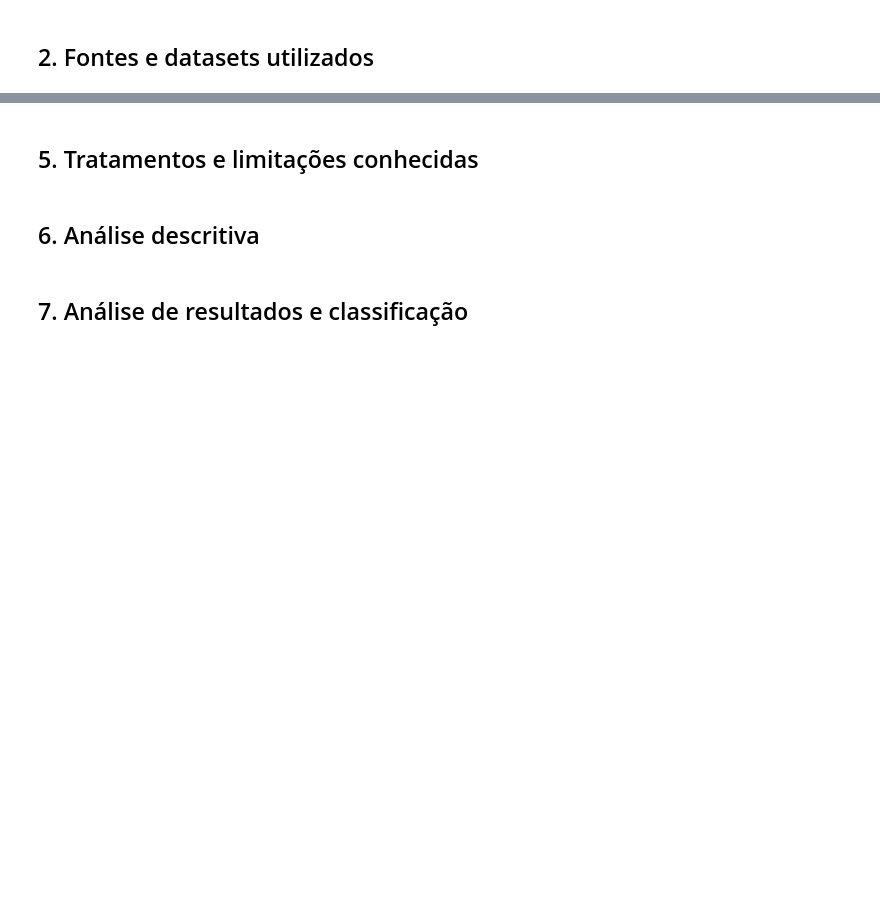
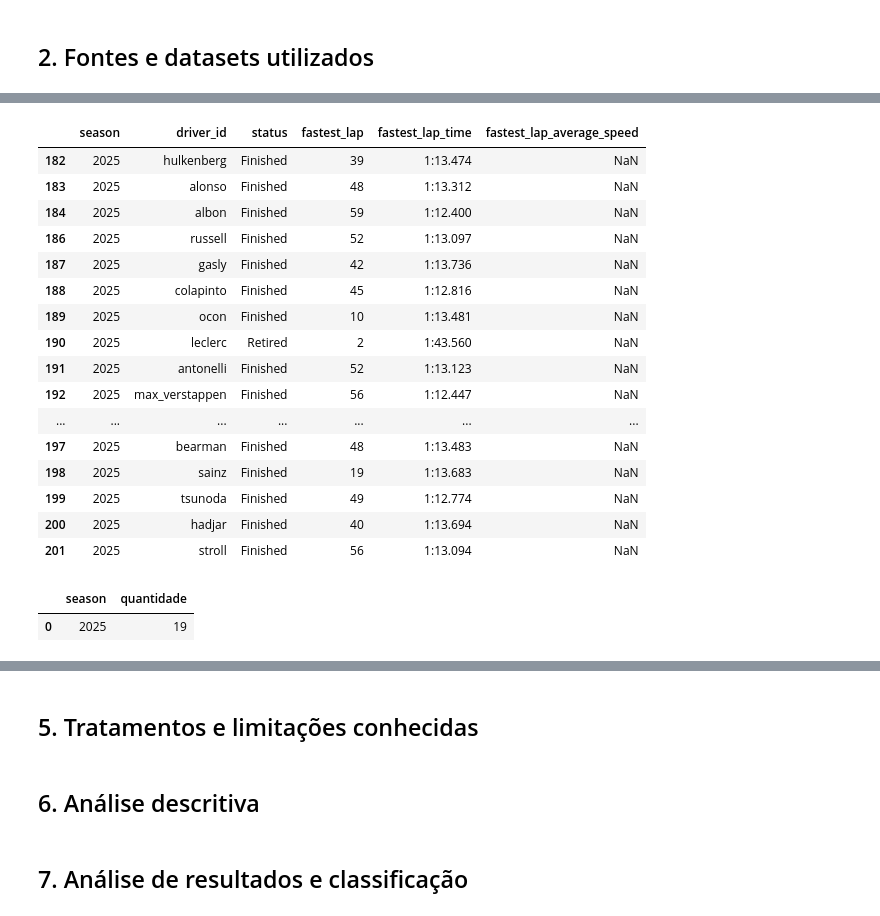
Before and after one commit to Maik093/ProjetoHandsOnMack, a Jupyter notebook: notebooks/atividade_02/eda_f1.ipynb, the cells around one changed output, grey strips where cells are left out. Saved outputs shown, nothing was run; the diff lists cells and outputs as text; code cells hidden in the pictures; blank space fills up the shorter version.

```diff
--- a/notebooks/atividade_02/eda_f1.ipynb
+++ b/notebooks/atividade_02/eda_f1.ipynb
@@ -12,0 +318,46 @@ Notebook de Análise Exploratória de Dados (estrutura inicial).
+# %%
+velocidade_ausente = resultados[
+    resultados["fastest_lap"].notna()
+    & resultados["fastest_lap_average_speed"].isna()
+]
+
+display(
+    velocidade_ausente[
+        [
+            "season",
+            "driver_id",
+            "status",
+            "fastest_lap",
+            "fastest_lap_time",
+            "fastest_lap_average_speed"
+        ]
+    ]
+)
+# %% [output]
+|  | season | driver_id | status | fastest_lap | fastest_lap_time | fastest_lap_average_speed |
+| 182 | 2025 | hulkenberg | Finished | 39 | 1:13.474 | NaN |
+| 183 | 2025 | alonso | Finished | 48 | 1:13.312 | NaN |
+| 184 | 2025 | albon | Finished | 59 | 1:12.400 | NaN |
+| 186 | 2025 | russell | Finished | 52 | 1:13.097 | NaN |
+| 187 | 2025 | gasly | Finished | 42 | 1:13.736 | NaN |
+| 188 | 2025 | colapinto | Finished | 45 | 1:12.816 | NaN |
+| 189 | 2025 | ocon | Finished | 10 | 1:13.481 | NaN |
+| 190 | 2025 | leclerc | Retired | 2 | 1:43.560 | NaN |
+| 191 | 2025 | antonelli | Finished | 52 | 1:13.123 | NaN |
+| 192 | 2025 | max_verstappen | Finished | 56 | 1:12.447 | NaN |
+| ... | ... | ... | ... | ... | ... | ... |
+| 197 | 2025 | bearman | Finished | 48 | 1:13.483 | NaN |
+| 198 | 2025 | sainz | Finished | 19 | 1:13.683 | NaN |
+| 199 | 2025 | tsunoda | Finished | 49 | 1:12.774 | NaN |
+| 200 | 2025 | hadjar | Finished | 40 | 1:13.694 | NaN |
+| 201 | 2025 | stroll | Finished | 56 | 1:13.094 | NaN |
+# %%
+display(
+    velocidade_ausente
+    .groupby("season")
+    .size()
+    .reset_index(name="quantidade")
+)
+# %% [output]
+|  | season | quantidade |
+| 0 | 2025 | 19 |
```
Also changed, not shown: parts of 45 cells of this notebook.
